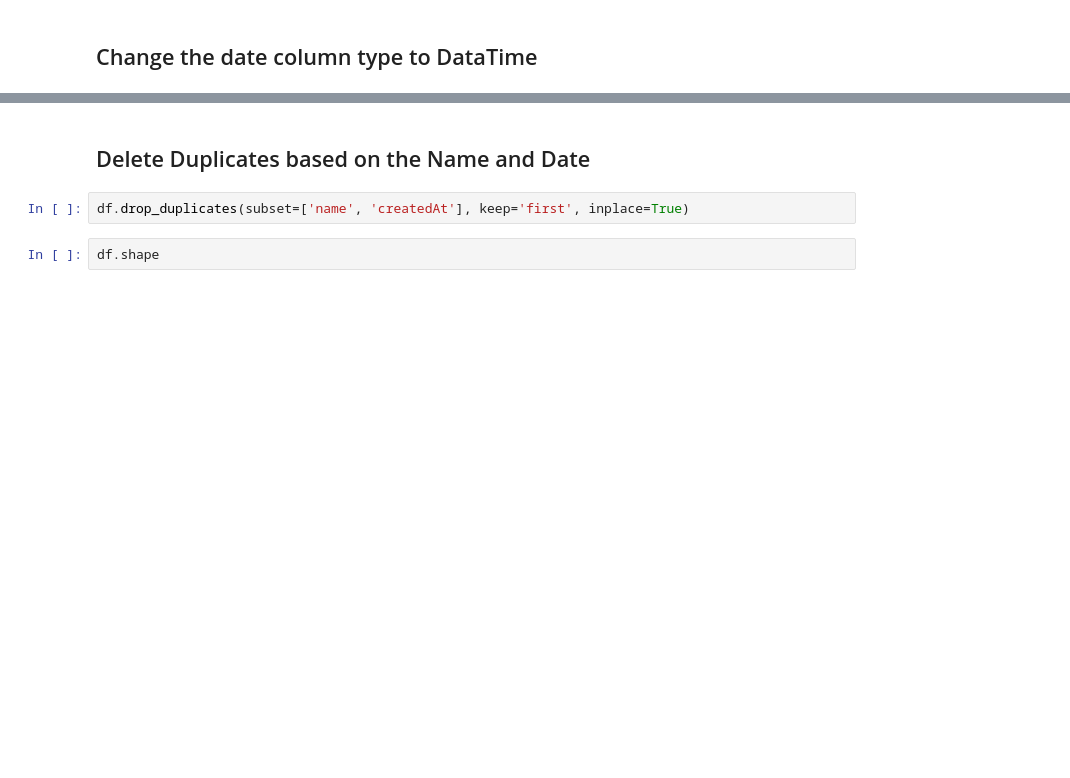
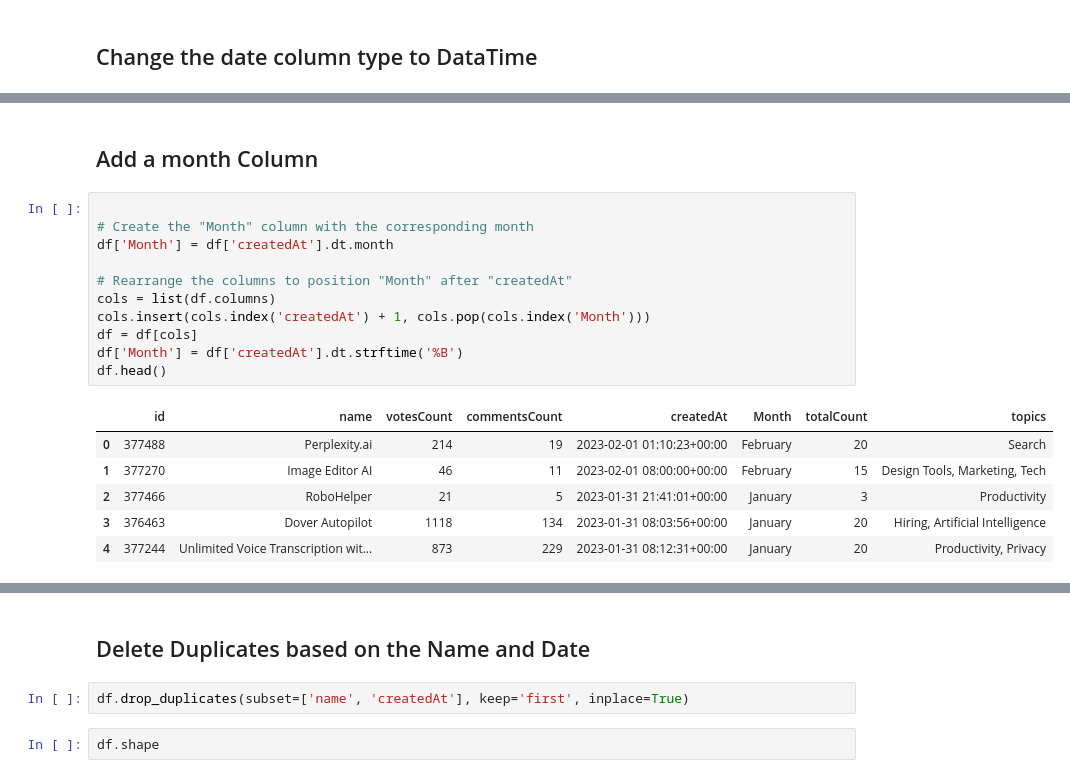
Before and after one commit to AliMehdii/ProductHunt_EDA_and_Unspervised_Sentiment_Analysis, a Jupyter notebook: Stats_Code/Data_Wrangling/EDA.ipynb, the cells around one changed output, grey strips where cells are left out. Saved outputs shown, nothing was run; the diff lists cells and outputs as text; blank space fills up the shorter version.

```diff
--- a/Stats_Code/Data_Wrangling/EDA.ipynb
+++ b/Stats_Code/Data_Wrangling/EDA.ipynb
@@ -94,0 +95,20 @@ df['createdAt'] = pd.to_datetime(df['createdAt'])
+# %% [markdown]
+## Add a month Column
+# %%
+
+# Create the "Month" column with the corresponding month
+df['Month'] = df['createdAt'].dt.month
+
+# Rearrange the columns to position "Month" after "createdAt"
+cols = list(df.columns)
+cols.insert(cols.index('createdAt') + 1, cols.pop(cols.index('Month')))
+df = df[cols]
+df['Month'] = df['createdAt'].dt.strftime('%B')
+df.head()
+# %% [output]
+|  | id | name | votesCount | commentsCount | createdAt | Month | totalCount | topics |
+| 0 | 377488 | Perplexity.ai | 214 | 19 | 2023-02-01 01:10:23+00:00 | February | 20 | Search |
+| 1 | 377270 | Image Editor AI | 46 | 11 | 2023-02-01 08:00:00+00:00 | February | 15 | Design Tools, Marketing, Tech |
+| 2 | 377466 | RoboHelper | 21 | 5 | 2023-01-31 21:41:01+00:00 | January | 3 | Productivity |
+| 3 | 376463 | Dover Autopilot | 1118 | 134 | 2023-01-31 08:03:56+00:00 | January | 20 | Hiring, Artificial Intelligence |
+| 4 | 377244 | Unlimited Voice Transcription wit... | 873 | 229 | 2023-01-31 08:12:31+00:00 | January | 20 | Productivity, Privacy |
```
Also changed, not shown: parts of 15 cells of this notebook.
